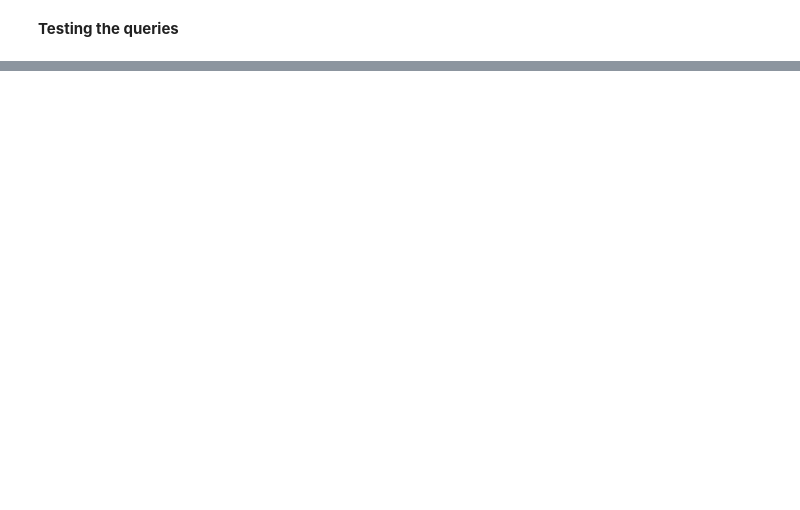
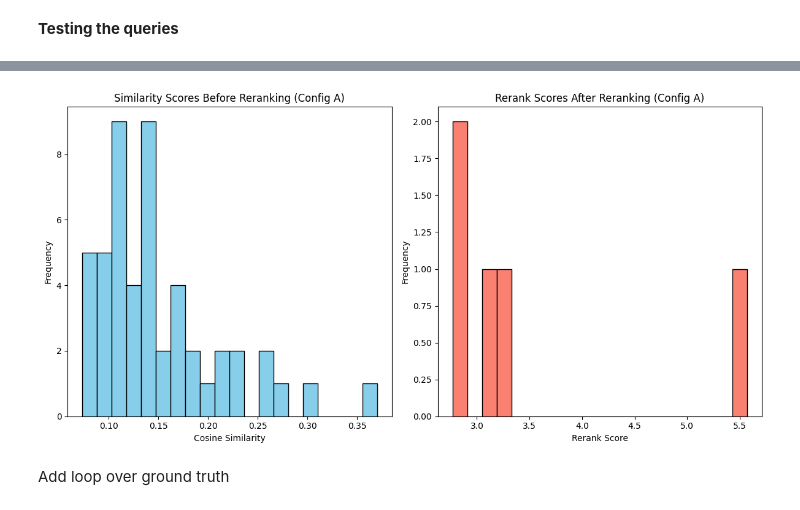
Before and after one commit to skull23412/Semantic-Search-AIT, a Jupyter notebook: app_clean.ipynb, the cells around one changed output, grey strips where cells are left out. Drawn from its saved outputs; the diff is of its cells as text; code cells hidden in the pictures; blank space fills up the shorter version.

```diff
--- a/app_clean.ipynb
+++ b/app_clean.ipynb
@@ -9,7 +9,7 @@ import numpy as np
 from collections import Counter
 import re
 
-INPUT_FILE = "/content/dataset.json"
+INPUT_FILE = "LEAF-promptkaban-dataset\\dataset.json"
 
 with open(INPUT_FILE, "r", encoding="utf-8") as f:
     data = json.load(f)
@@ -546,0 +1299,13 @@ print(results_qdrant)
+# %%
+
+# Let's test the reranker on the candidates from Config A
+
+reranked_a = rerank_candidates(QUERY, candidates["config_a_candidates"], top_k=5)
+print("\nTop 5 reranked candidates from Config A:")
+for i, item in enumerate(reranked_a, start=1):
+    c = item["candidate"]
+    score = item["rerank_score"]
+    print(f"\n#{i} | Rerank Score: {score:.4f}")
+    print(f"ID: {c['id']} | Title: {c['title']} | Category: {c['category']} > {c['subcategory']}")
+    print(f"Tags: {c['tags']} | Difficulty: {c['difficulty']} | Likes: {c['likes']} | Upvotes: {c['upvotes']}")
+    print(f"Content Preview: {c['content'][:200]}...")
@@ -546,0 +1332,12 @@ print(results_qdrant)
+# %%
+# And now on the candidates from Config B
+reranked_b = rerank_candidates(QUERY, candidates["config_b_candidates"], top_k=5)
+print("\nTop 5 reranked candidates from Config B:")
+
+for i, item in enumerate(reranked_b, start=1):
+    c = item["candidate"]
+    score = item["rerank_score"]
+    print(f"\n#{i} | Rerank Score: {score:.4f}")
+    print(f"ID: {c['id']} | Title: {c['title']} | Category: {c['category']} > {c['subcategory']}")
+    print(f"Tags: {c['tags']} | Difficulty: {c['difficulty']} | Likes: {c['likes']} | Upvotes: {c['upvotes']}")
+    print(f"Content Preview: {c['content'][:200]}...")
@@ -546,0 +1362,22 @@ print(results_qdrant)
+# %%
+#graph to see the score distribution before and after reranking for Config A
+import matplotlib.pyplot as plt
+scores_before = [c["similarity"] for c in candidates["config_a_candidates"]]
+scores_after = [item["rerank_score"] for item in reranked_a]
+plt.figure(figsize=(12, 6))
+plt.subplot(1, 2, 1)
+plt.hist(scores_before, bins=20, color='skyblue', edgecolor='black')
+plt.title("Similarity Scores Before Reranking (Config A)")
+plt.xlabel("Cosine Similarity")
+plt.ylabel("Frequency")
+plt.subplot(1, 2, 2)
+plt.hist(scores_after, bins=20, color='salmon', edgecolor='black')
+plt.title("Rerank Scores After Reranking (Config A)")
+plt.xlabel("Rerank Score")
+plt.ylabel("Frequency")
+plt.tight_layout()
+plt.show()
+# %% [output]
+[figure, added]
+# %% [markdown]
+Add loop over ground truth
```
Also changed, not shown: parts of 59 cells of this notebook, 2 other files.
